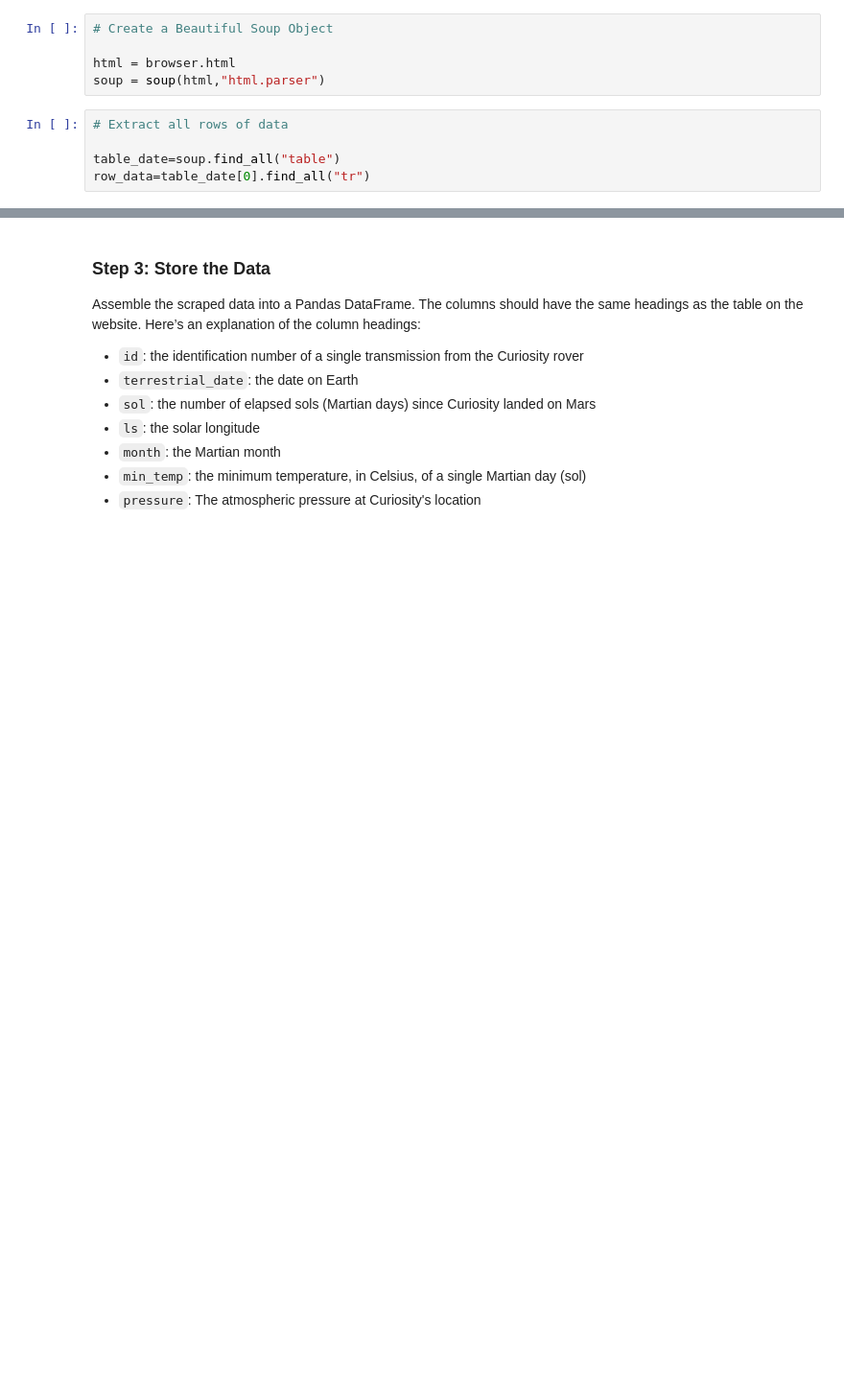
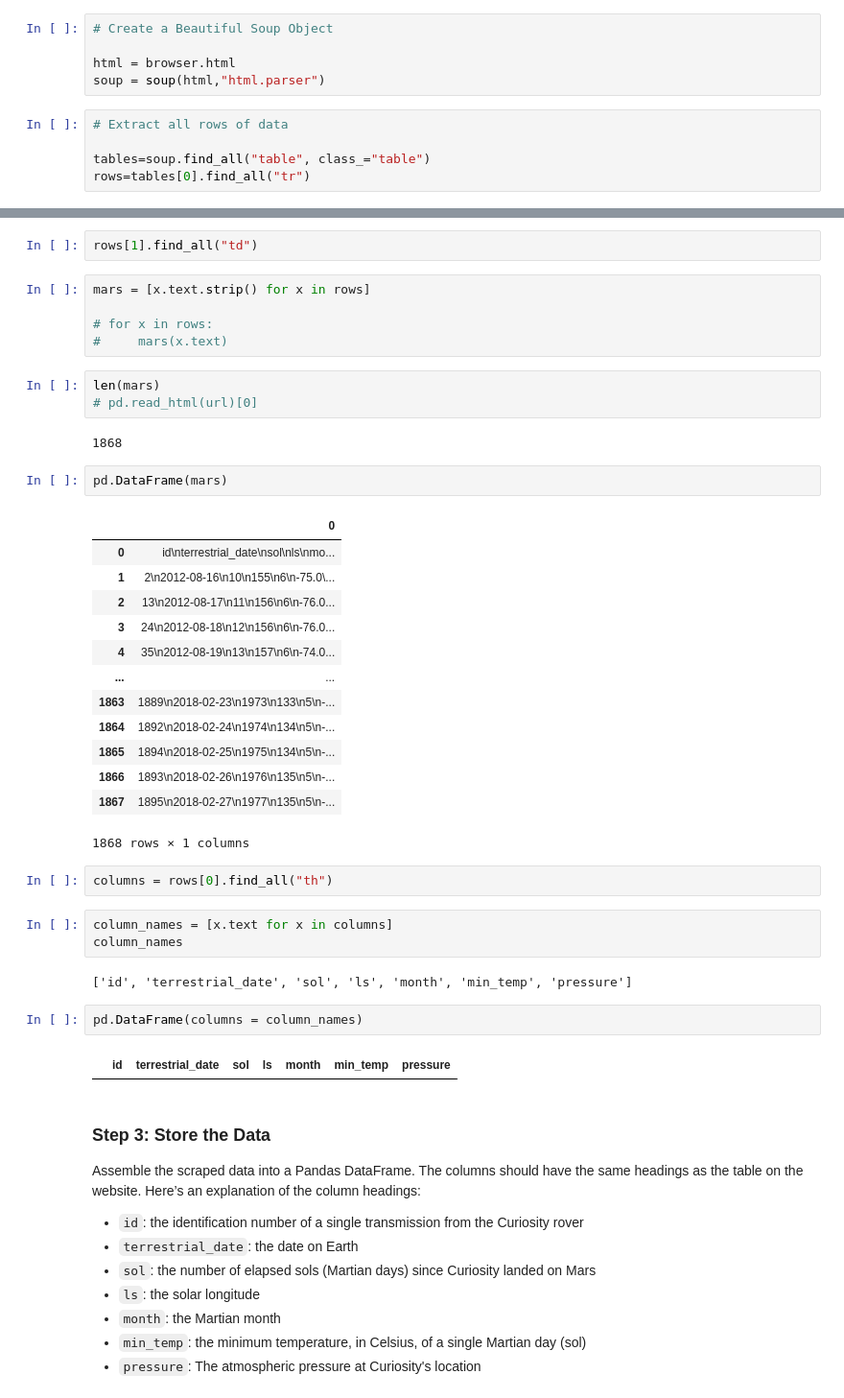
Before and after one commit to UzmaSayyeda/A-Web-Scraping-Journey-to-Mars, a Jupyter notebook: part_02_mars_weather.ipynb, the cells around one changed output, grey strips where cells are left out. Shown at 96% size. Cells and saved outputs as stored; diff of their text form; blank space fills up the shorter version.

Commit message:
worked on scraping data for part2

```diff
--- a/part_02_mars_weather.ipynb
+++ b/part_02_mars_weather.ipynb
@@ -37,5 +37,5 @@ soup = soup(html,"html.parser")
 # %%
 # Extract all rows of data
 
-table_date=soup.find_all("table")
-row_data=table_date[0].find_all("tr")
+tables=soup.find_all("table", class_="table")
+rows=tables[0].find_all("tr")
@@ -48,3 +85,42 @@ for row in table.tbody.find_all("tr"):
+# %%
+rows[1].find_all("td")
+# %%
+mars = [x.text.strip() for x in rows]
+
+# for x in rows:
+#     mars(x.text)
+# %%
+len(mars)
+# pd.read_html(url)[0]
+# %% [output]
+1868
+# %%
+pd.DataFrame(mars)
+# %% [output]
+|  | 0 |
+| 0 | id\nterrestrial_date\nsol\nls\nmo... |
+| 1 | 2\n2012-08-16\n10\n155\n6\n-75.0\... |
+| 2 | 13\n2012-08-17\n11\n156\n6\n-76.0... |
+| 3 | 24\n2012-08-18\n12\n156\n6\n-76.0... |
+| 4 | 35\n2012-08-19\n13\n157\n6\n-74.0... |
+| ... | ... |
+| 1863 | 1889\n2018-02-23\n1973\n133\n5\n-... |
+| 1864 | 1892\n2018-02-24\n1974\n134\n5\n-... |
+| 1865 | 1894\n2018-02-25\n1975\n134\n5\n-... |
+| 1866 | 1893\n2018-02-26\n1976\n135\n5\n-... |
+| 1867 | 1895\n2018-02-27\n1977\n135\n5\n-... |
+1868 rows × 1 columns
+# %%
+columns = rows[0].find_all("th")
+# %%
+column_names = [x.text for x in columns]
+column_names
+# %% [output]
+['id', 'terrestrial_date', 'sol', 'ls', 'month', 'min_temp', 'pressure']
+# %%
+pd.DataFrame(columns = column_names)
+# %% [output]
+|  | id | terrestrial_date | sol | ls | month | min_temp | pressure |
 # %% [markdown]
 ### Step 3: Store the Data
 
```
Also changed, not shown: parts of 5 cells of this notebook.
